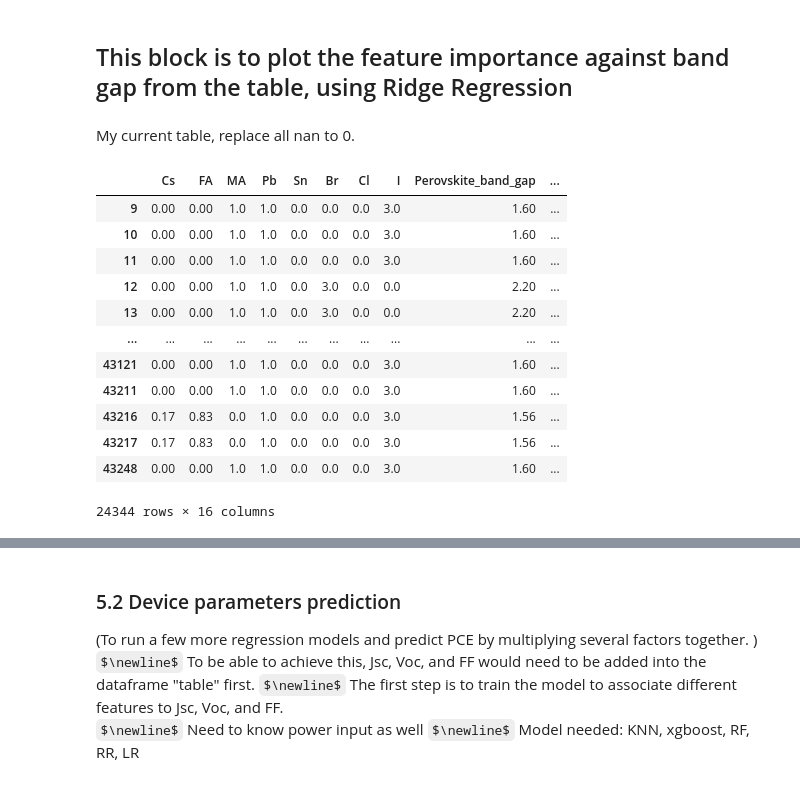
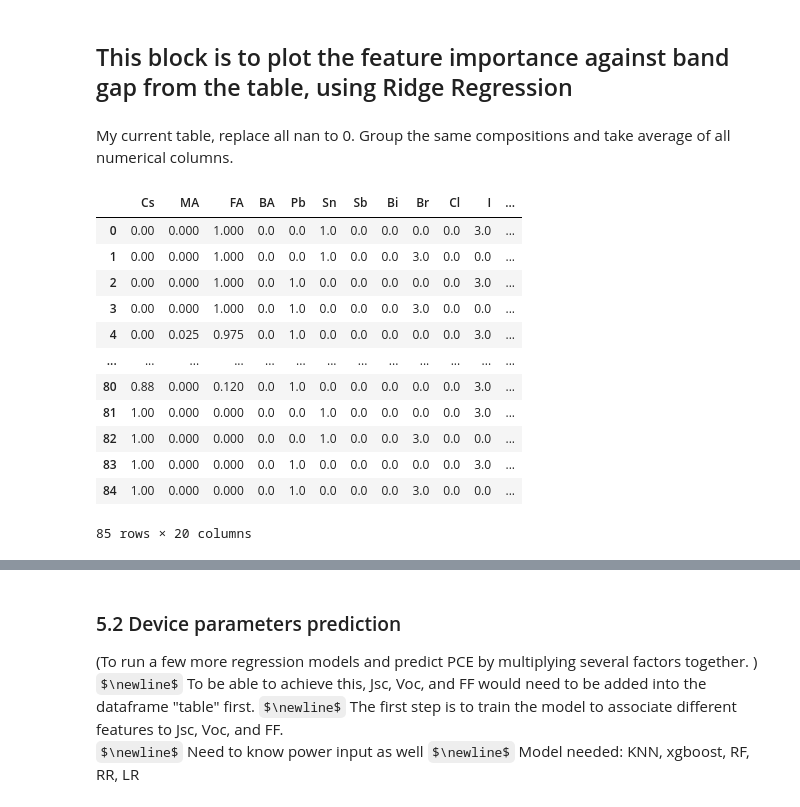
Before and after one commit to drcgreenland/PerovskiteML_project, a Jupyter notebook: replicating.ipynb, the cells around one changed output, grey strips where cells are left out. Drawn from its saved outputs; the diff is of its cells as text; code cells hidden in the pictures; some formulas as TeX source.

```diff
--- a/replicating.ipynb
+++ b/replicating.ipynb
@@ -368,24 +419,29 @@ dtype: int64
 # %% [markdown]
 ## This block is to plot the feature importance against band gap from the table, using Ridge Regression
 # %% [markdown]
-My current table, replace all nan to 0.
+My current table, replace all nan to 0. Group the same compositions and take average of all numerical columns.
-# %%
-table_datacheck = table_datacheck.fillna(0)
-table_datacheck
-# %% [output]
-|  | Cs | FA | MA | Pb | Sn | Br | Cl | I | Perovskite_band_gap | ... |
-| 9 | 0.00 | 0.00 | 1.0 | 1.0 | 0.0 | 0.0 | 0.0 | 3.0 | 1.60 | ... |
-| 10 | 0.00 | 0.00 | 1.0 | 1.0 | 0.0 | 0.0 | 0.0 | 3.0 | 1.60 | ... |
-| 11 | 0.00 | 0.00 | 1.0 | 1.0 | 0.0 | 0.0 | 0.0 | 3.0 | 1.60 | ... |
-| 12 | 0.00 | 0.00 | 1.0 | 1.0 | 0.0 | 3.0 | 0.0 | 0.0 | 2.20 | ... |
-| 13 | 0.00 | 0.00 | 1.0 | 1.0 | 0.0 | 3.0 | 0.0 | 0.0 | 2.20 | ... |
-| ... | ... | ... | ... | ... | ... | ... | ... | ... | ... | ... |
-| 43121 | 0.00 | 0.00 | 1.0 | 1.0 | 0.0 | 0.0 | 0.0 | 3.0 | 1.60 | ... |
-| 43211 | 0.00 | 0.00 | 1.0 | 1.0 | 0.0 | 0.0 | 0.0 | 3.0 | 1.60 | ... |
-| 43216 | 0.17 | 0.83 | 0.0 | 1.0 | 0.0 | 0.0 | 0.0 | 3.0 | 1.56 | ... |
-| 43217 | 0.17 | 0.83 | 0.0 | 1.0 | 0.0 | 0.0 | 0.0 | 3.0 | 1.56 | ... |
-| 43248 | 0.00 | 0.00 | 1.0 | 1.0 | 0.0 | 0.0 | 0.0 | 3.0 | 1.60 | ... |
-24344 rows × 16 columns
+# %%
+table_datacheck = table_datacheck.fillna(0)
+composition_cols = ["Cs","MA", "FA","BA","Pb","Sn","Sb","Bi","Br","Cl","I"]
+
+# Step 2: Group by composition and average other columns
+averaged = table_datacheck.groupby(composition_cols, as_index=False).mean()
+
+averaged
+# %% [output]
+|  | Cs | MA | FA | BA | Pb | Sn | Sb | Bi | Br | Cl | I | ... |
+| 0 | 0.00 | 0.000 | 1.000 | 0.0 | 0.0 | 1.0 | 0.0 | 0.0 | 0.0 | 0.0 | 3.0 | ... |
+| 1 | 0.00 | 0.000 | 1.000 | 0.0 | 0.0 | 1.0 | 0.0 | 0.0 | 3.0 | 0.0 | 0.0 | ... |
+| 2 | 0.00 | 0.000 | 1.000 | 0.0 | 1.0 | 0.0 | 0.0 | 0.0 | 0.0 | 0.0 | 3.0 | ... |
+| 3 | 0.00 | 0.000 | 1.000 | 0.0 | 1.0 | 0.0 | 0.0 | 0.0 | 3.0 | 0.0 | 0.0 | ... |
+| 4 | 0.00 | 0.025 | 0.975 | 0.0 | 1.0 | 0.0 | 0.0 | 0.0 | 0.0 | 0.0 | 3.0 | ... |
+| ... | ... | ... | ... | ... | ... | ... | ... | ... | ... | ... | ... | ... |
+| 80 | 0.88 | 0.000 | 0.120 | 0.0 | 1.0 | 0.0 | 0.0 | 0.0 | 0.0 | 0.0 | 3.0 | ... |
+| 81 | 1.00 | 0.000 | 0.000 | 0.0 | 0.0 | 1.0 | 0.0 | 0.0 | 0.0 | 0.0 | 3.0 | ... |
+| 82 | 1.00 | 0.000 | 0.000 | 0.0 | 0.0 | 1.0 | 0.0 | 0.0 | 3.0 | 0.0 | 0.0 | ... |
+| 83 | 1.00 | 0.000 | 0.000 | 0.0 | 1.0 | 0.0 | 0.0 | 0.0 | 0.0 | 0.0 | 3.0 | ... |
+| 84 | 1.00 | 0.000 | 0.000 | 0.0 | 1.0 | 0.0 | 0.0 | 0.0 | 3.0 | 0.0 | 0.0 | ... |
+85 rows × 20 columns
 # %%
 ions = ["Br","Sn","I","Cl","Pb","MA","FA","Cs"]
 ions.reverse()
```
Also changed, not shown: parts of 14 cells of this notebook.
